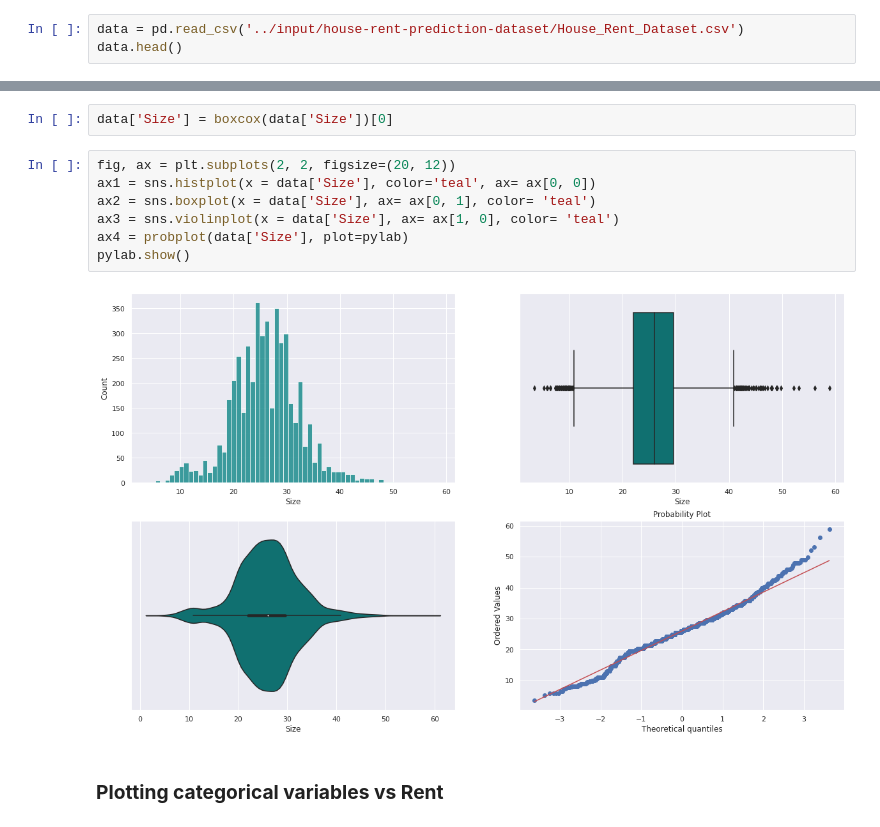
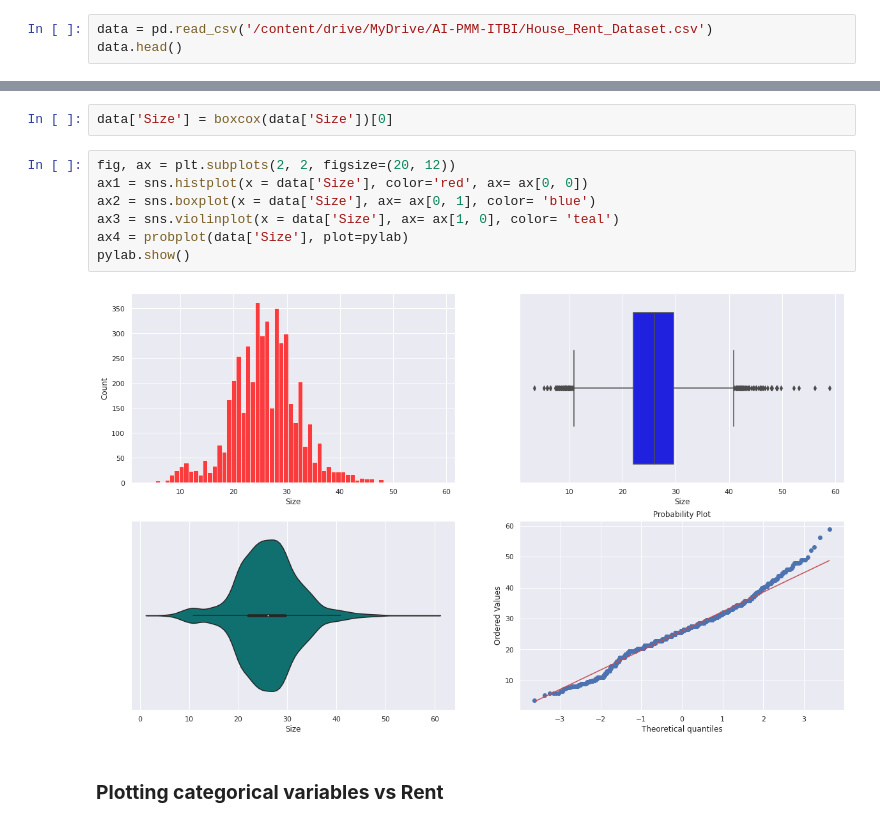
Before and after one commit to Joaomachado69/AI-PMM-ITBI, a Jupyter notebook: house-rent-prediction-eda-10-models.ipynb, the cells around one changed output, grey strips where cells are left out. Cells and saved outputs as stored; diff of their text form.

```diff
--- a/house-rent-prediction-eda-10-models.ipynb
+++ b/house-rent-prediction-eda-10-models.ipynb
@@ -93,7 +100,7 @@ Data Dictionary
 Importing Data
 <a class="anchor" id="3"></a>
 # %%
-data = pd.read_csv('../input/house-rent-prediction-dataset/House_Rent_Dataset.csv')
+data = pd.read_csv('/content/drive/MyDrive/AI-PMM-ITBI/House_Rent_Dataset.csv')
 data.head()
 # %% [output]
 |  | Posted On | BHK | Rent | Size | Floor | Area Type | Area Locality | City | Furnishing Status | ... |
@@ -239,13 +246,13 @@ Distribution of size is skewed as well, let us apply boxcox transformation to th
 data['Size'] = boxcox(data['Size'])[0]
 # %%
 fig, ax = plt.subplots(2, 2, figsize=(20, 12))
-ax1 = sns.histplot(x = data['Size'], color='teal', ax= ax[0, 0])
-ax2 = sns.boxplot(x = data['Size'], ax= ax[0, 1], color= 'teal')
+ax1 = sns.histplot(x = data['Size'], color='red', ax= ax[0, 0])
+ax2 = sns.boxplot(x = data['Size'], ax= ax[0, 1], color= 'blue')
 ax3 = sns.violinplot(x = data['Size'], ax= ax[1, 0], color= 'teal')
 ax4 = probplot(data['Size'], plot=pylab)
 pylab.show()
 # %% [output]
-[figure, old version]
+[figure, new version]
 # %% [markdown]
 ### **Plotting categorical variables vs Rent**
 # %%
```
Also changed, not shown: parts of 13 cells of this notebook.
